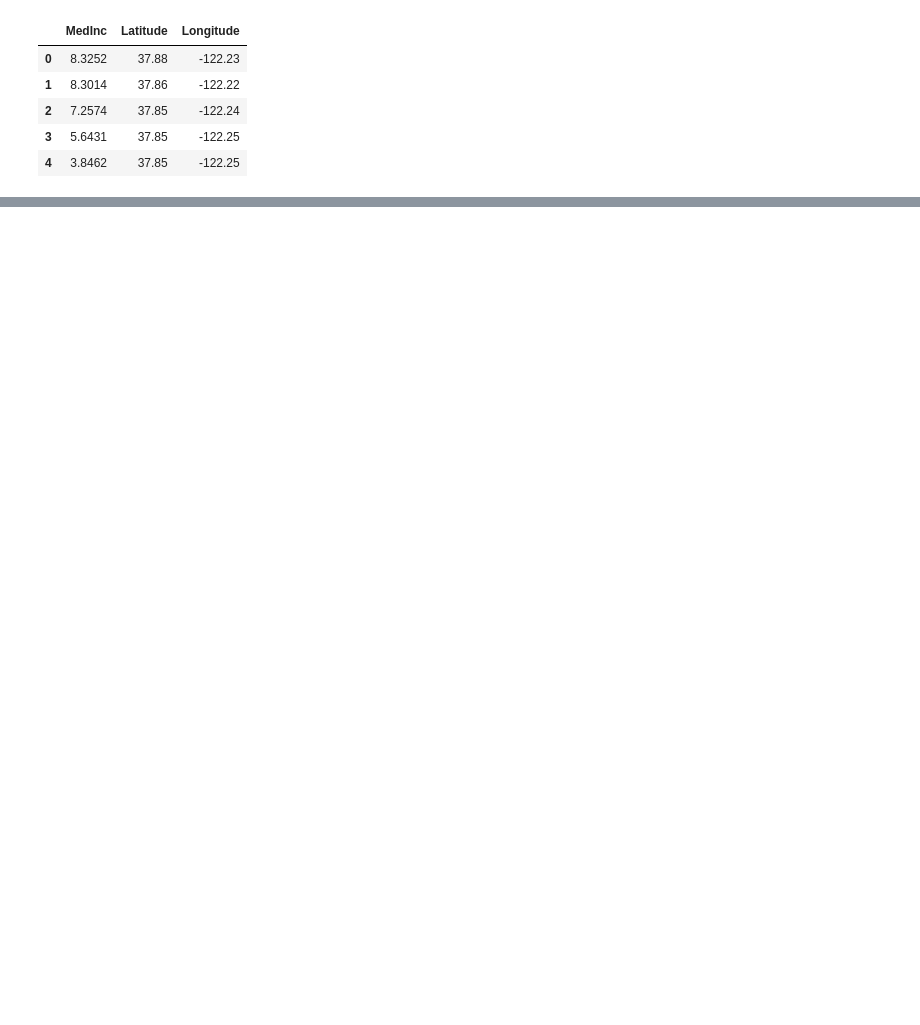
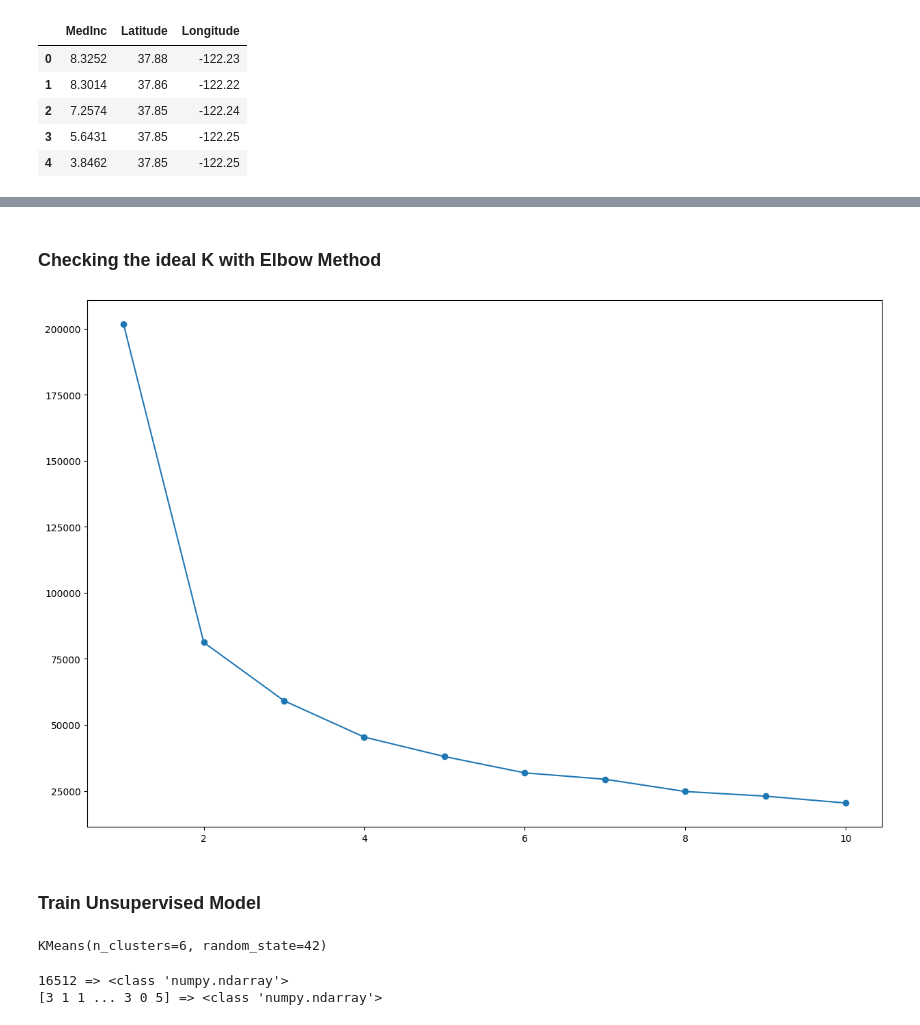
Before and after one commit to Diegomca98/4geeks-ml-template-prjs, a Jupyter notebook: src/explore.ipynb, the cells around one changed output, grey strips where cells are left out. Drawn from its saved outputs; the diff is of its cells as text; code cells hidden in the pictures; blank space fills up the shorter version.

```diff
--- a/src/explore.ipynb
+++ b/src/explore.ipynb
@@ -30,0 +60,7 @@ housing.head()
+# %%
+x_train, x_test = train_test_split(
+    housing,
+    test_size = 0.2,
+    random_state = 42
+)
+x_train.head()
@@ -30,0 +83,29 @@ housing.head()
+# %% [markdown]
+### Checking the ideal K with Elbow Method
+# %%
+wcss = []
+for k in range(1, 11):
+    kmeans = KMeans(
+        n_clusters = k,
+        init='k-means++'
+    )
+    kmeans.fit(x_train)
+
+    wcss.append(
+        kmeans.inertia_
+    )
+# %%
+fig = plt.figure(figsize=(15, 10))
+
+plt.plot(
+    range(1, 11),
+    wcss,
+    marker='o',
+    linestyle='-'
+)
+
+plt.show()
+# %% [output]
+[figure, added]
+# %% [markdown]
+### Train Unsupervised Model
@@ -30,0 +120,10 @@ housing.head()
+# %%
+kmeans_model.fit(x_train)
+# %% [output]
+KMeans(n_clusters=6, random_state=42)
+# %%
+print(len(kmeans_model.labels_), '=>', type(kmeans_model.labels_))
+print(kmeans_model.predict(x_train), '=>', type(kmeans_model.predict(x_train)))
+# %% [output]
+16512 => <class 'numpy.ndarray'>
+[3 1 1 ... 3 0 5] => <class 'numpy.ndarray'>
```
Also changed, not shown: parts of 25 cells of this notebook, 2 other files.
